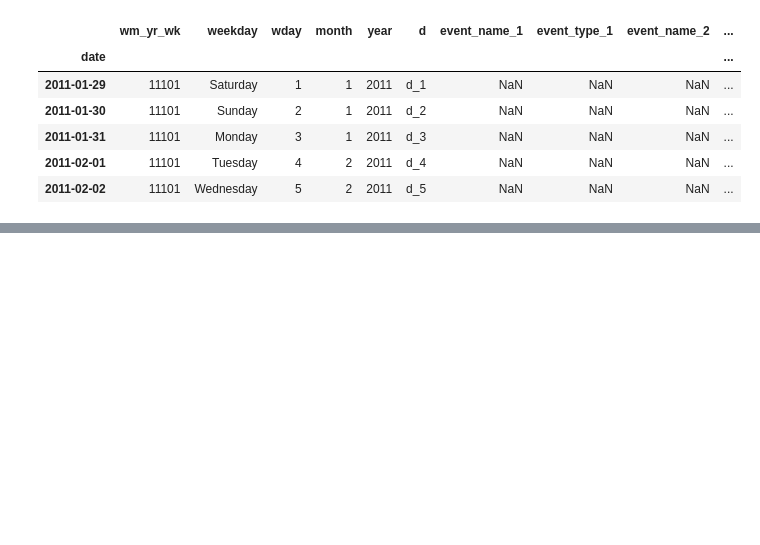
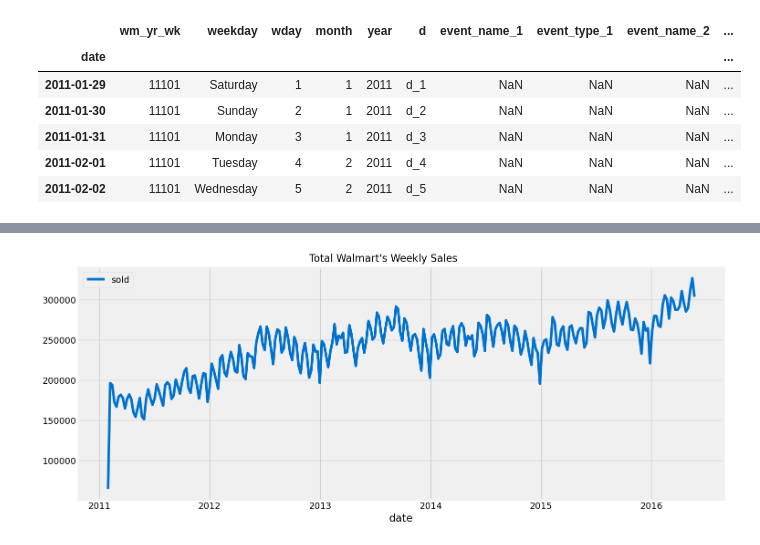
Before and after one commit to IvanMahlelebe/m5-forecasting-accuracy, a Jupyter notebook: notebooks/00 - Intro & Data Prep.ipynb, the cells around one changed output, grey strips where cells are left out. Cells and saved outputs as stored; diff of their text form; code cells hidden in the pictures; blank space fills up the shorter version.

```diff
--- a/notebooks/00 - Intro & Data Prep.ipynb
+++ b/notebooks/00 - Intro & Data Prep.ipynb
@@ -180,6 +180,7 @@ date
 2011-02-02    19146
 Name: sold, dtype: int64
 # %%
-fig, ax = plt.subplots(figsize=(15, 6), layout="constrained")
-_ = sns.lineplot(data=daily_total_sales, ax=ax)
-_ = fig.suptitle("Total Walmart's Daily Sales", fontsize=16)
+def plot_time_series(data, title):
+  fig, ax = plt.subplots(figsize=(15, 6), layout="constrained")
+  _ = sns.lineplot(data=data, ax=ax)
+  _ = fig.suptitle(title, fontsize=16)
@@ -239,0 +252,6 @@ mlt_sales.head()
+# %%
+weekly_sales = mlt_sales[['sold']].resample('W').sum()
+# %%
+plot_time_series(weekly_sales, "Total Walmart's Weekly Sales")
+# %% [output]
+[figure, added]
```
Also changed, not shown: parts of 12 cells of this notebook.
